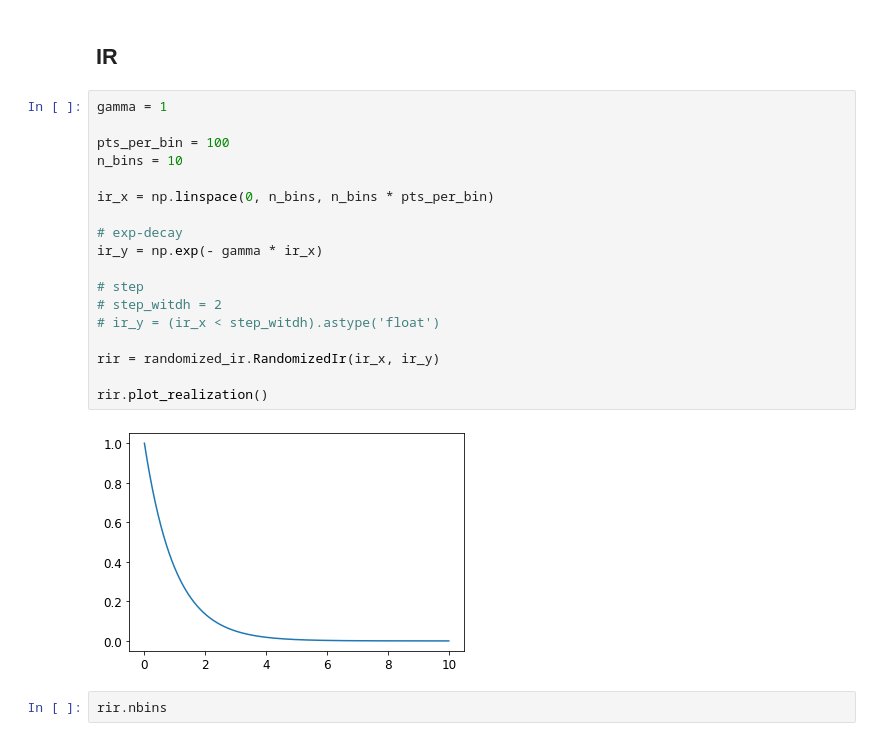
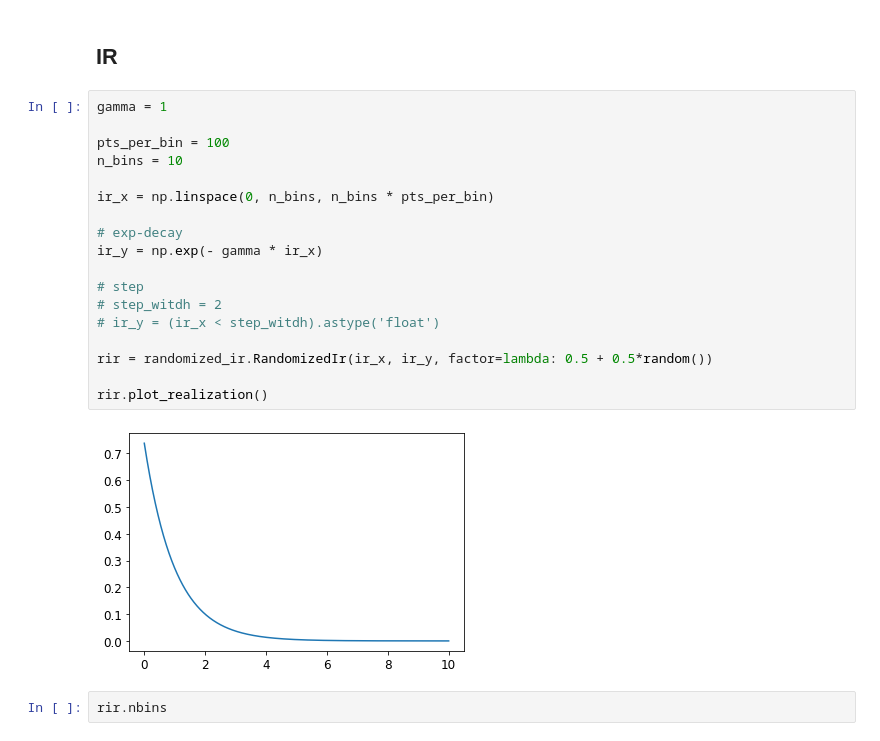
Before and after one commit to nj-vs-vh/master-thesis, a Jupyter notebook: demo.ipynb, the cells around one changed output. Drawn from its saved outputs; the diff is of its cells as text.

```diff
--- a/demo.ipynb
+++ b/demo.ipynb
@@ -18,23 +19,23 @@ reload(randomized_ir)
 # %%
 gamma = 1
 
 pts_per_bin = 100
 n_bins = 10
 
 ir_x = np.linspace(0, n_bins, n_bins * pts_per_bin)
 
 # exp-decay
 ir_y = np.exp(- gamma * ir_x)
 
 # step
 # step_witdh = 2
 # ir_y = (ir_x < step_witdh).astype('float')
 
-rir = randomized_ir.RandomizedIr(ir_x, ir_y)
+rir = randomized_ir.RandomizedIr(ir_x, ir_y, factor=lambda: 0.5 + 0.5*random())
 
 rir.plot_realization()
 # %% [output]
-[figure, old version]
+[figure, new version]
 # %%
 rir.nbins
 # %% [output]
```
Also changed, not shown: parts of 6 cells of this notebook, 3 other files.
